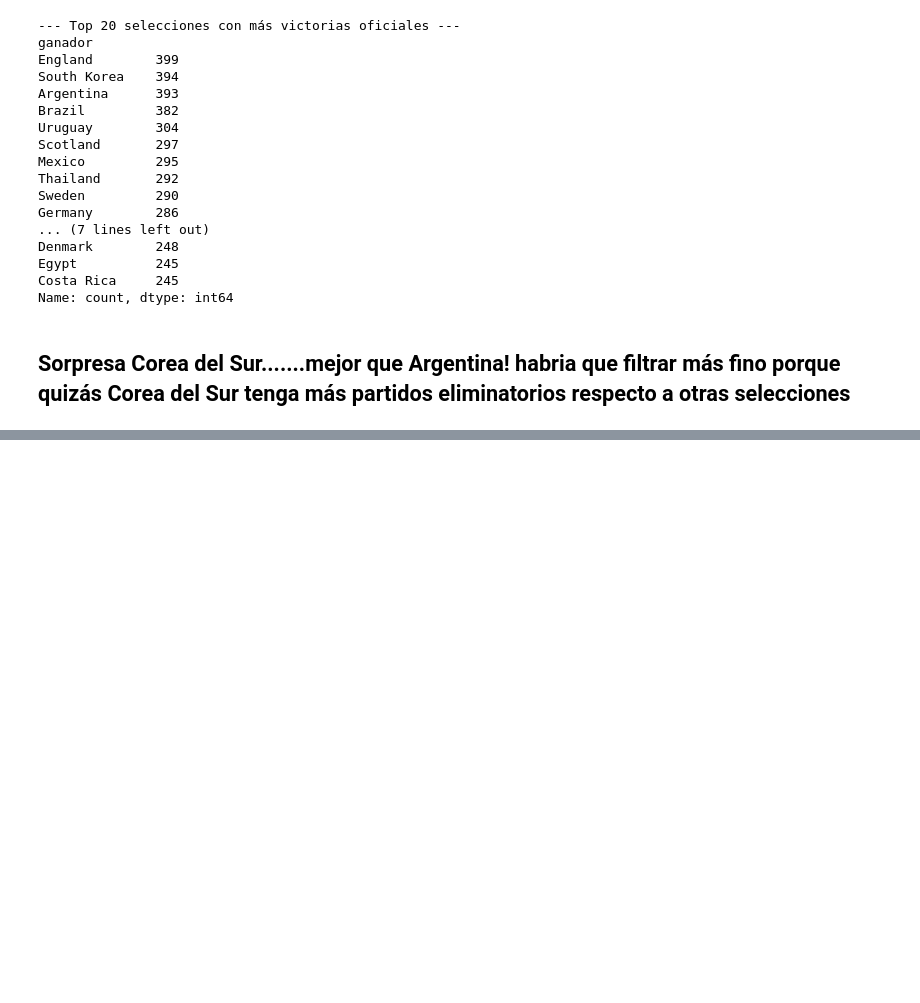
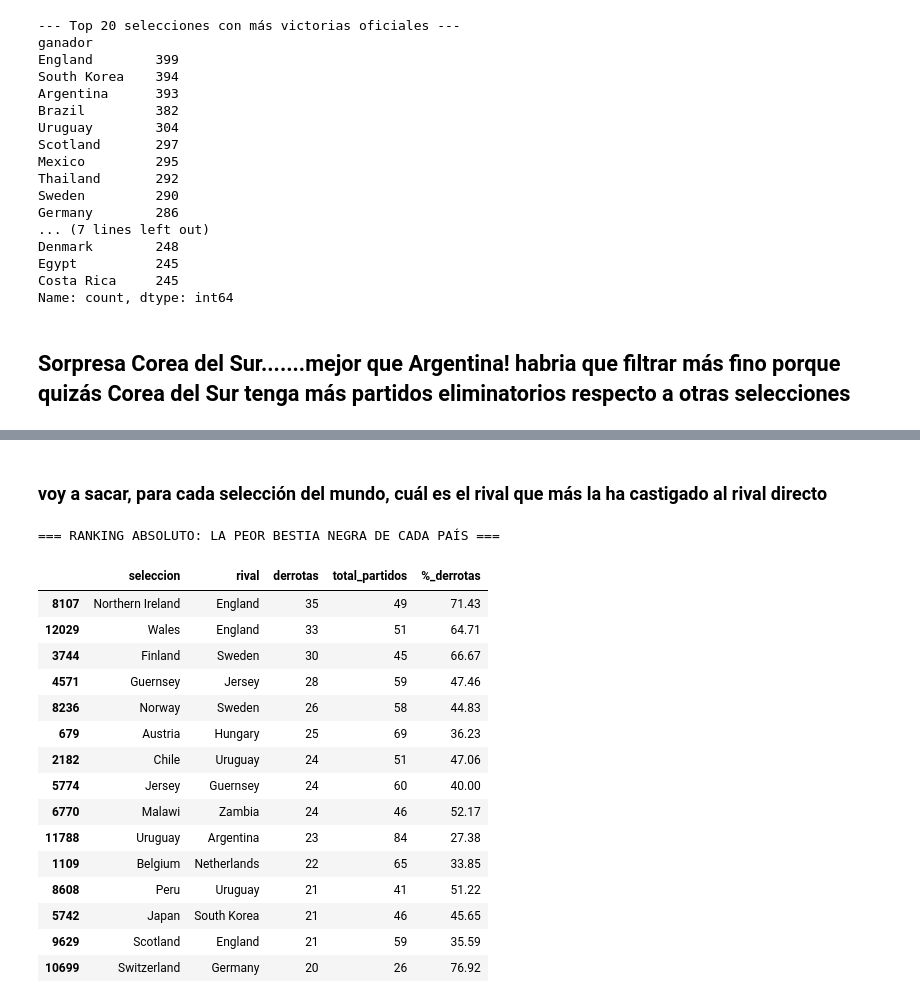
Before and after one commit to fabrimori-rgb/EDA_Fab, a Jupyter notebook: analisis_futbol_limpio.ipynb, the cells around one changed output, grey strips where cells are left out. Cells and saved outputs as stored; diff of their text form; code cells hidden in the pictures; blank space fills up the shorter version.

```diff
--- a/analisis_futbol_limpio.ipynb
+++ b/analisis_futbol_limpio.ipynb
@@ -797,0 +829,5 @@ plt.show()
+# %%
+# hago una copia de resultados_limpio para no modificar los datos
+
+df_local = resultados_limpio[["date", "home_team", "away_team", "home_score", "away_score"]].copy()
+df_local.columns = ["fecha", "seleccion", "rival", "goles_favor", "goles_contra"]
@@ -797,0 +836,10 @@ plt.show()
+# %%
+# el equipo visitante es la seleccion que quiero sacar los datos, tengo que hacer el reves
+df_away = resultados_limpio[["date", "away_team", "home_team", "away_score", "home_score"]].copy()
+df_away_columns = ["fecha", "seleccion", "rival", "goles_favor", "goles_contra"]
+# %%
+# uno los dos nuevos df haciendo un concatenado
+
+df_unificado = pd.concat([df_local, df_away], ignore_index=True)
+
+# ahora tengo un unico df con dos veces el mismo partido, uno desde el punto de vista local, el otro rival
@@ -797,0 +913,42 @@ plt.show()
+# %% [markdown]
+### voy a sacar, para cada selección del mundo, cuál es el rival que más la ha castigado al rival directo
+# %%
+# 1. Agrupo todos los enfrentamientos del dataset
+todos_enfrentamientos = (
+    df_unificado.groupby(["seleccion", "rival"])["derrota"]
+    .agg(derrotas="sum", total_partidos="count")
+    .reset_index()
+)
+
+# 2. Saco el peor rival (máximas derrotas) para cada selección
+ranking_mundial = (
+    todos_enfrentamientos.sort_values(
+        by=["seleccion", "derrotas"], ascending=[True, False]
+    )
+    .drop_duplicates(subset=["seleccion"])
+    .sort_values(by='derrotas', ascending=False)
+)
+
+# 3. Calculo el porcentaje redondeado
+ranking_mundial["%_derrotas"] = ((ranking_mundial["derrotas"] / ranking_mundial["total_partidos"])*100).round(2)
+
+print('=== RANKING ABSOLUTO: LA PEOR BESTIA NEGRA DE CADA PAÍS ===')
+display(ranking_mundial.head(15))
+# %% [output]
+=== RANKING ABSOLUTO: LA PEOR BESTIA NEGRA DE CADA PAÍS ===
+|  | seleccion | rival | derrotas | total_partidos | %_derrotas |
+| 8107 | Northern Ireland | England | 35 | 49 | 71.43 |
+| 12029 | Wales | England | 33 | 51 | 64.71 |
+| 3744 | Finland | Sweden | 30 | 45 | 66.67 |
+| 4571 | Guernsey | Jersey | 28 | 59 | 47.46 |
+| 8236 | Norway | Sweden | 26 | 58 | 44.83 |
+| 679 | Austria | Hungary | 25 | 69 | 36.23 |
+| 2182 | Chile | Uruguay | 24 | 51 | 47.06 |
+| 5774 | Jersey | Guernsey | 24 | 60 | 40.00 |
+| 6770 | Malawi | Zambia | 24 | 46 | 52.17 |
+| 11788 | Uruguay | Argentina | 23 | 84 | 27.38 |
+| 1109 | Belgium | Netherlands | 22 | 65 | 33.85 |
+| 8608 | Peru | Uruguay | 21 | 41 | 51.22 |
+| 5742 | Japan | South Korea | 21 | 46 | 45.65 |
+| 9629 | Scotland | England | 21 | 59 | 35.59 |
+| 10699 | Switzerland | Germany | 20 | 26 | 76.92 |
```
Also changed, not shown: parts of 19 cells of this notebook.
